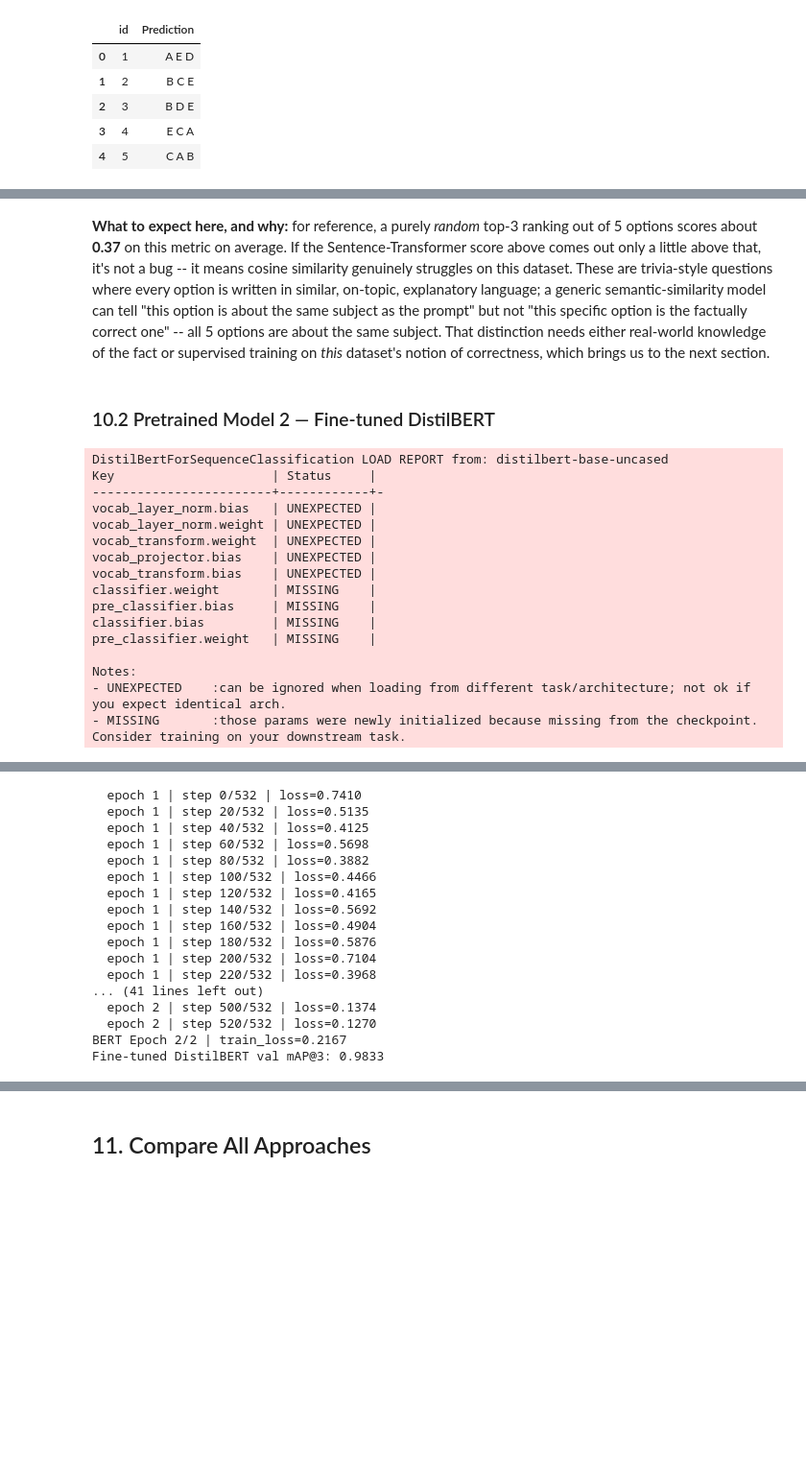
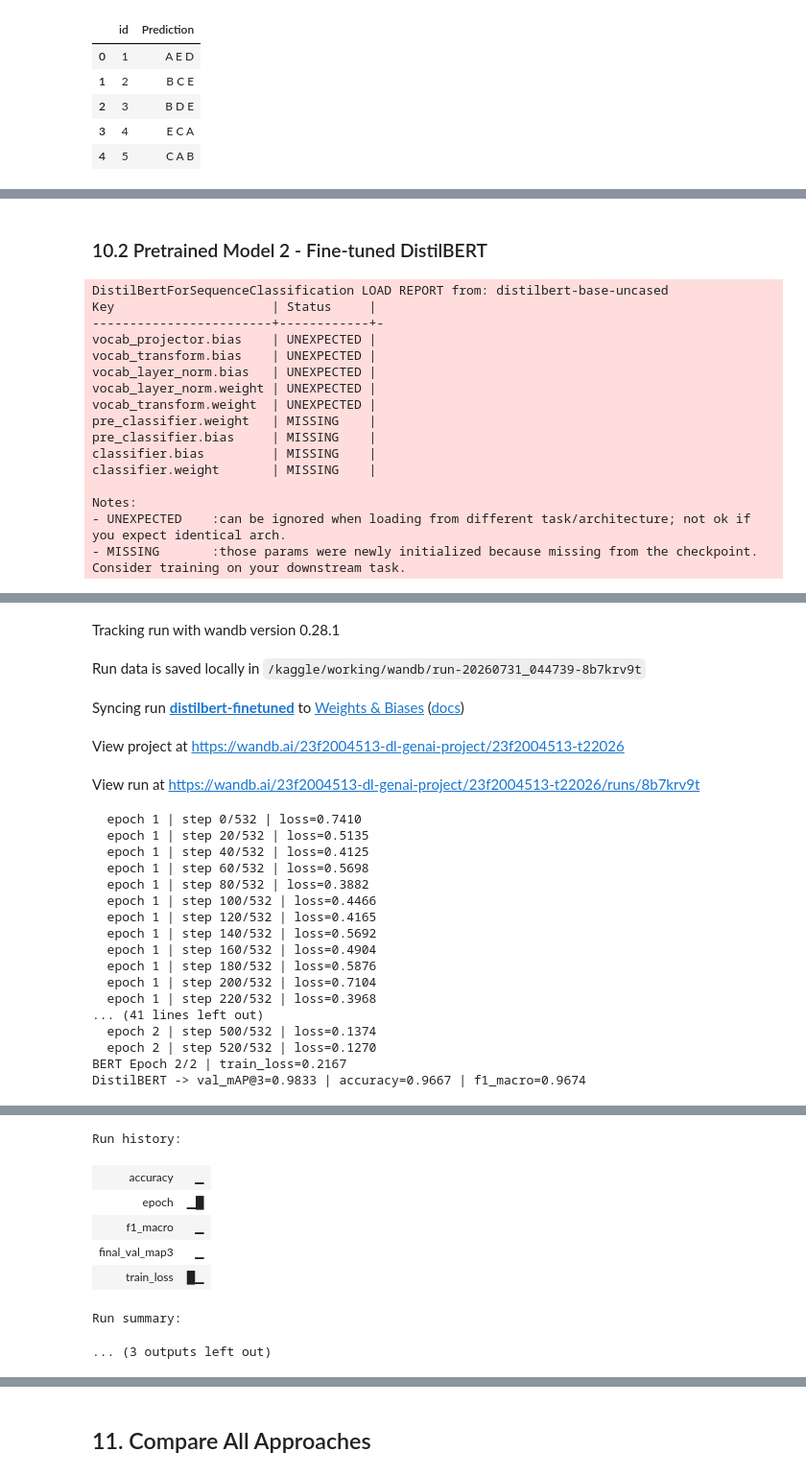
Before and after one commit to hanzala-tafzeel/dl-genai-project-26-t2, a Jupyter notebook: notebooks/dl-23f2004513-notebook-t22026.ipynb, the cells around one changed output, grey strips where cells are left out. Shown at 96% size. Saved outputs shown, nothing was run; the diff lists cells and outputs as text; code cells hidden in the pictures; blank space fills up the shorter version.

```diff
--- a/notebooks/dl-23f2004513-notebook-t22026.ipynb
+++ b/notebooks/dl-23f2004513-notebook-t22026.ipynb
@@ -591,7 +596,5 @@ Sentence-Transformer (pretrained, no fine-tuning) val mAP@3: 0.4117
-# %% [markdown]
-**What to expect here, and why:** for reference, a purely *random* top-3 ranking out of 5 options scores about **0.37** on this metric on average. If the Sentence-Transformer score above comes out only a little above that, it's not a bug -- it means cosine similarity genuinely struggles on this dataset. These are trivia-style questions where every option is written in similar, on-topic, explanatory language; a generic semantic-similarity model can tell "this option is about the same subject as the prompt" but not "this specific option is the factually correct one" -- all 5 options are about the same subject. That distinction needs either real-world knowledge of the fact or supervised training on *this* dataset's notion of correctness, which brings us to the next section.
 # %% [markdown]
-### 10.2 Pretrained Model 2 — Fine-tuned DistilBERT
+### 10.2 Pretrained Model 2 - Fine-tuned DistilBERT
 # %%
 # Run once if not already installed:
 # !pip install transformers -q
@@ -635,6 +638,21 @@ bert_train_loader = DataLoader(bert_train_ds, batch_size=16, shuffle=True)
 bert_optimizer = torch.optim.AdamW(bert_model.parameters(), lr=2e-5)
 BERT_EPOCHS = 2  # pretrained weights need far fewer epochs to adapt than training from scratch
 
+run_bert = wandb.init(
+    entity="23f2004513-dl-genai-project",
+    project="23f2004513-t22026",
+    name="distilbert-finetuned",
+    config={
+        "architecture": "distilbert-base-uncased",
+        "dataset": "Smart MCQ Solver Challenge",
+        "fine_tuned": True,
+        "epochs": BERT_EPOCHS,
+        "learning_rate": 2e-5,
+        "batch_size": 16,
+        "optimizer": "AdamW",
+    },
+)
+
 for epoch in range(1, BERT_EPOCHS + 1):
     bert_model.train()
     total_loss = 0.0
@@ -653,7 +671,9 @@ for epoch in range(1, BERT_EPOCHS + 1):
         if step % 20 == 0:  # progress print -- fine-tuning is slow on CPU, this confirms it's not stuck
             print(f"  epoch {epoch} | step {step}/{len(bert_train_loader)} | loss={outputs.loss.item():.4f}")
 
-    print(f"BERT Epoch {epoch}/{BERT_EPOCHS} | train_loss={total_loss / len(bert_train_ds):.4f}")
+    epoch_loss = total_loss / len(bert_train_ds)
+    print(f"BERT Epoch {epoch}/{BERT_EPOCHS} | train_loss={epoch_loss:.4f}")
+    run_bert.log({"epoch": epoch, "train_loss": epoch_loss})
 
 def rank_options_bert(row, model, tokenizer, option_cols=OPTION_COLS):
     model.eval()
@@ -668,23 +688,26 @@ def rank_options_bert(row, model, tokenizer, option_cols=OPTION_COLS):
     ranked = sorted(scores.items(), key=lambda x: x[1], reverse=True)
     return [letter for letter, _ in ranked[:3]]
 
-bert_predictions = val_df.apply(lambda row: rank_options_bert(row, bert_model, bert_tokenizer), axis=1)
-bert_map3 = mean_average_precision_at_3(val_df["answer"].tolist(), bert_predictions.tolist())
-print(f"Fine-tuned DistilBERT val mAP@3: {bert_map3:.4f}")
-run.log({"pretrained_distilbert_map3": bert_map3})
+bert_predictions = val_df.apply(lambda row: rank_options_bert(row, bert_model, bert_tokenizer), axis=1).tolist()
+bert_map3 = mean_average_precision_at_3(val_df["answer"].tolist(), bert_predictions)
+bert_acc, bert_f1 = top1_accuracy_and_f1(val_df["answer"].tolist(), bert_predictions)
+
+print(f"DistilBERT -> val_mAP@3={bert_map3:.4f} | accuracy={bert_acc:.4f} | f1_macro={bert_f1:.4f}")
+run_bert.log({"final_val_map3": bert_map3, "accuracy": bert_acc, "f1_macro": bert_f1})
+run_bert.finish()
 # %% [output]
 DistilBertForSequenceClassification LOAD REPORT from: distilbert-base-uncased
 Key                     | Status     |
 ------------------------+------------+-
+vocab_projector.bias    | UNEXPECTED |
+vocab_transform.bias    | UNEXPECTED |
 vocab_layer_norm.bias   | UNEXPECTED |
 vocab_layer_norm.weight | UNEXPECTED |
 vocab_transform.weight  | UNEXPECTED |
-vocab_projector.bias    | UNEXPECTED |
-vocab_transform.bias    | UNEXPECTED |
-classifier.weight       | MISSING    |
+pre_classifier.weight   | MISSING    |
 pre_classifier.bias     | MISSING    |
 classifier.bias         | MISSING    |
-pre_classifier.weight   | MISSING    |
+classifier.weight       | MISSING    |
 
 Notes:
 - UNEXPECTED    :can be ignored when loading from different task/architecture; not ok if you expect identical arch.
@@ -692,3 +716,8 @@ Notes:
+Tracking run with wandb version 0.28.1
+Run data is saved locally in /kaggle/working/wandb/run-20260731_044739-8b7krv9t
+Syncing run distilbert-finetuned to Weights & Biases (docs)
+View project at https://wandb.ai/23f2004513-dl-genai-project/23f2004513-t22026
+View run at https://wandb.ai/23f2004513-dl-genai-project/23f2004513-t22026/runs/8b7krv9t
   epoch 1 | step 0/532 | loss=0.7410
   epoch 1 | step 20/532 | loss=0.5135
   epoch 1 | step 40/532 | loss=0.4125
@@ -705,4 +734,4 @@ Notes:
   epoch 2 | step 500/532 | loss=0.1374
   epoch 2 | step 520/532 | loss=0.1270
 BERT Epoch 2/2 | train_loss=0.2167
-Fine-tuned DistilBERT val mAP@3: 0.9833
+DistilBERT -> val_mAP@3=0.9833 | accuracy=0.9667 | f1_macro=0.9674
@@ -708,0 +739,8 @@ Fine-tuned DistilBERT val mAP@3: 0.9833
+Run history:
+| accuracy | ▁ |
+| epoch | ▁█ |
+| f1_macro | ▁ |
+| final_val_map3 | ▁ |
+| train_loss | █▁ |
+Run summary:
+... (3 outputs left out)
```
Also changed, not shown: parts of 32 cells of this notebook.
